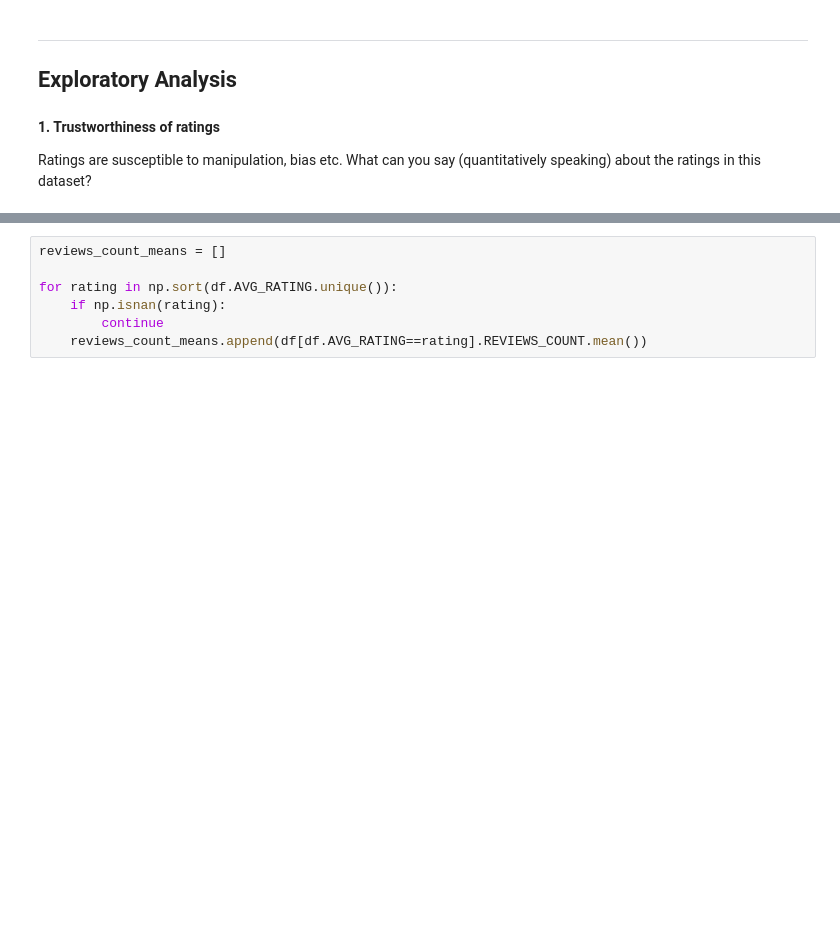
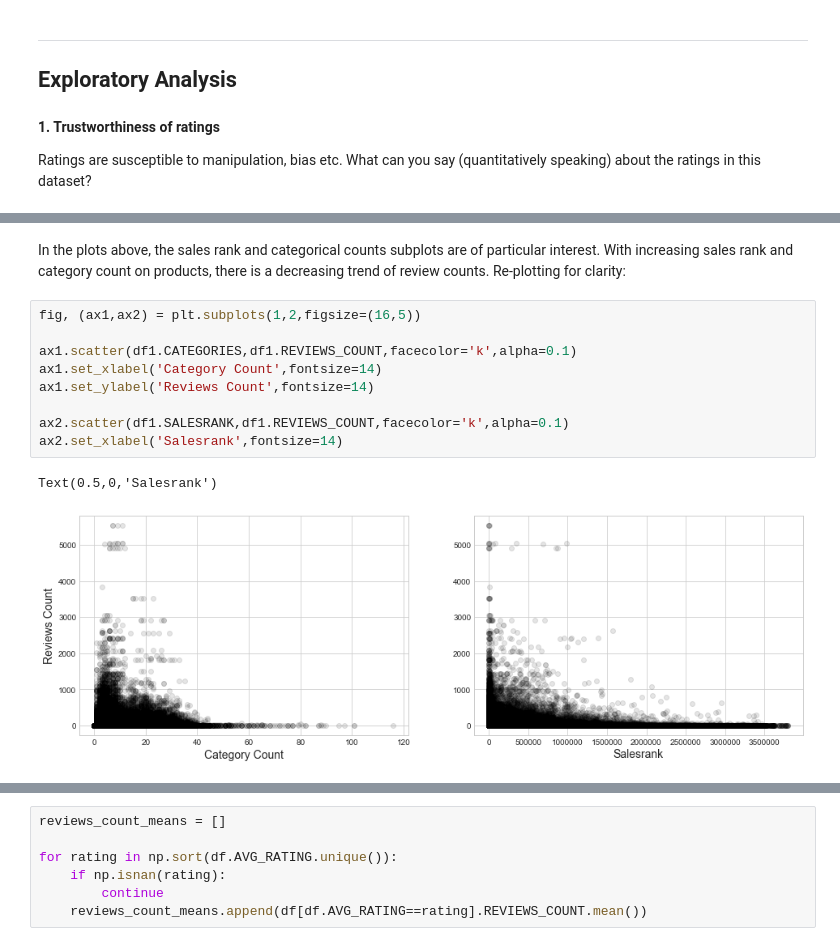
Before and after one commit to pandrewg/Mini-Projects, a Jupyter notebook: keepup amazon challenege/solution.ipynb, the cells around one changed output, grey strips where cells are left out. Saved outputs shown, nothing was run; the diff lists cells and outputs as text; blank space fills up the shorter version.

```diff
--- a/keepup amazon challenege/solution.ipynb
+++ b/keepup amazon challenege/solution.ipynb
@@ -273,0 +377,14 @@ Name: REVIEWS_COUNT, dtype: float64
+# %% [markdown]
+In the plots above, the sales rank and categorical counts subplots are of particular interest. With increasing sales rank and category count on products, there is a decreasing trend of review counts. Re-plotting for clarity:
+# %%
+fig, (ax1,ax2) = plt.subplots(1,2,figsize=(16,5))
+
+ax1.scatter(df1.CATEGORIES,df1.REVIEWS_COUNT,facecolor='k',alpha=0.1)
+ax1.set_xlabel('Category Count',fontsize=14)
+ax1.set_ylabel('Reviews Count',fontsize=14)
+
+ax2.scatter(df1.SALESRANK,df1.REVIEWS_COUNT,facecolor='k',alpha=0.1)
+ax2.set_xlabel('Salesrank',fontsize=14)
+# %% [output]
+Text(0.5,0,'Salesrank')
+[figure, added]
```
Also changed, not shown: parts of 56 cells of this notebook.
